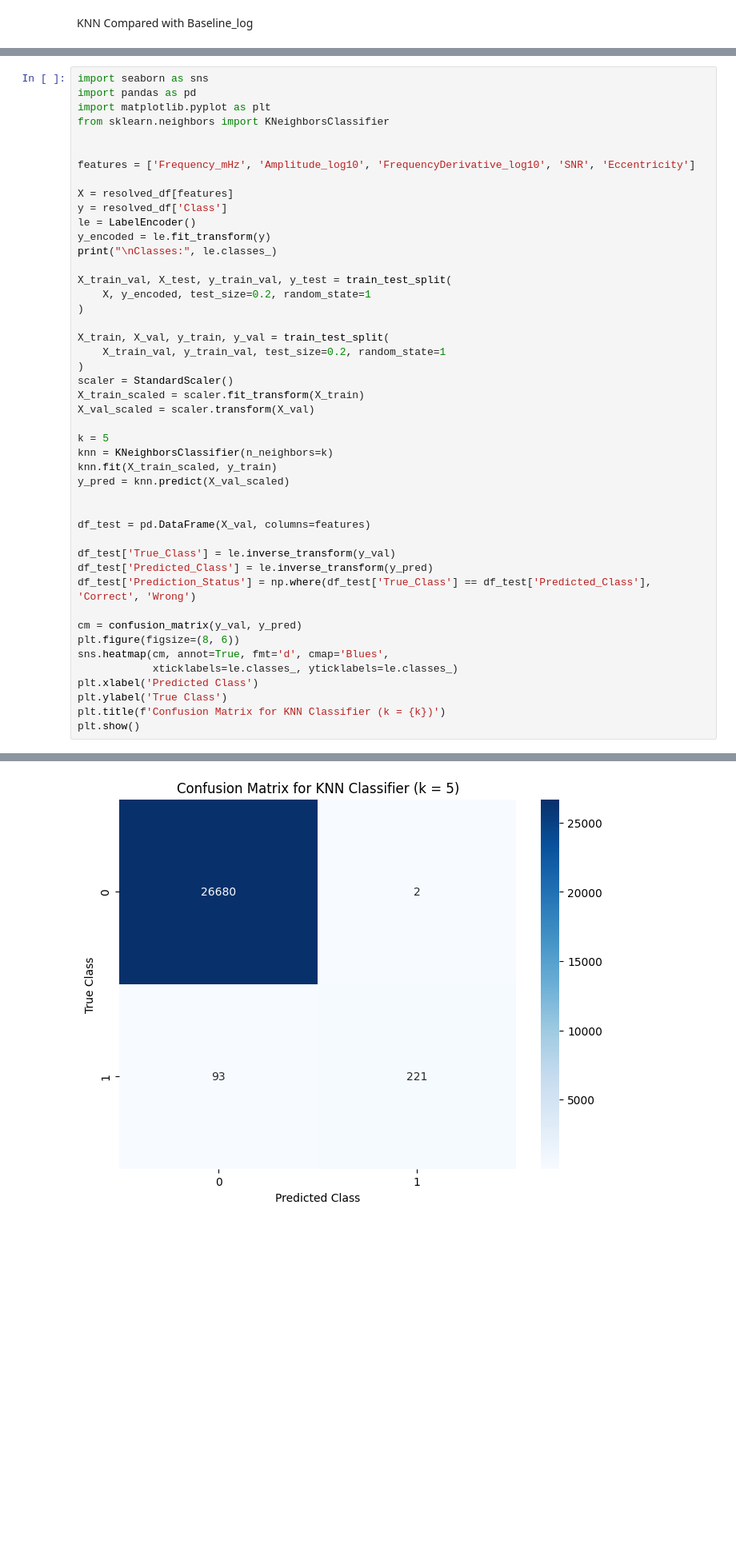
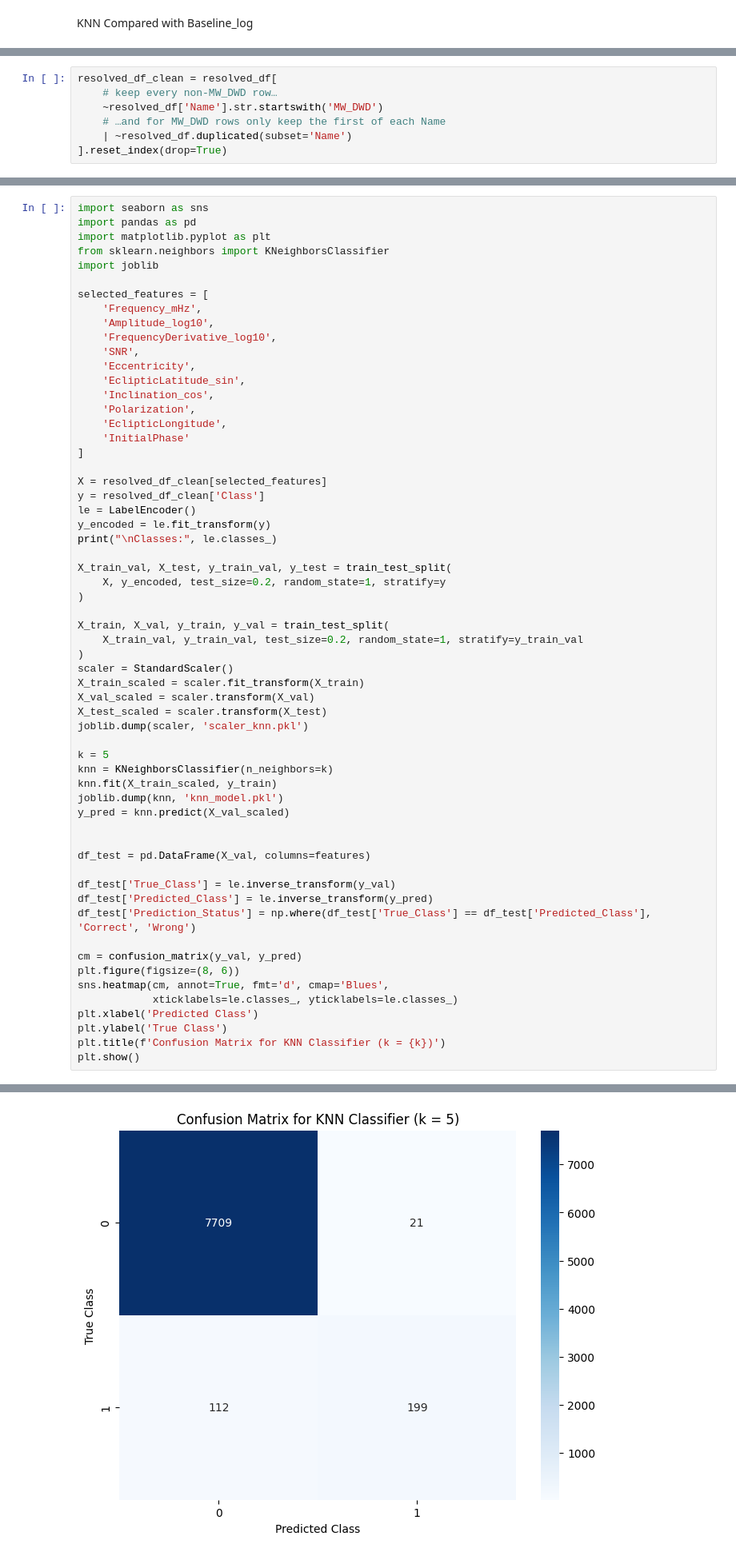
Before and after one commit to Irwintkc/lisa-ml, a Jupyter notebook: notebooks/network.ipynb, the cells around one changed output, grey strips where cells are left out. Shown at 80% size. Drawn from its saved outputs; the diff is of its cells as text; blank space fills up the shorter version.

Commit message:
training nn pipeline

```diff
--- a/notebooks/network.ipynb
+++ b/notebooks/network.ipynb
@@ -729,3 +729,10 @@ resolved_df['Inclination_cos'] = np.cos(resolved_df['Inclination'])
 
 cols_to_remove = ['Frequency', 'FrequencyDerivative', 'EclipticLatitude', 'Amplitude', 'Inclination']
 resolved_df.drop(columns=cols_to_remove, inplace=True)
+# %%
+resolved_df_clean = resolved_df[
+    # keep every non-MW_DWD row…
+    ~resolved_df['Name'].str.startswith('MW_DWD')
+    # …and for MW_DWD rows only keep the first of each Name
+    | ~resolved_df.duplicated(subset='Name')
+].reset_index(drop=True)
@@ -734,47 +757,61 @@ import seaborn as sns
 import pandas as pd
 import matplotlib.pyplot as plt
 from sklearn.neighbors import KNeighborsClassifier
+import joblib
 
+selected_features = [
+    'Frequency_mHz',
+    'Amplitude_log10',
+    'FrequencyDerivative_log10',
+    'SNR',
+    'Eccentricity',
+    'EclipticLatitude_sin',
+    'Inclination_cos',
+    'Polarization',
+    'EclipticLongitude',
+    'InitialPhase'
+]
 
-features = ['Frequency_mHz', 'Amplitude_log10', 'FrequencyDerivative_log10', 'SNR', 'Eccentricity']
-
-X = resolved_df[features]
-y = resolved_df['Class']
+X = resolved_df_clean[selected_features]
+y = resolved_df_clean['Class']
 le = LabelEncoder()
 y_encoded = le.fit_transform(y)
 print("\nClasses:", le.classes_)
 
 X_train_val, X_test, y_train_val, y_test = train_test_split(
-    X, y_encoded, test_size=0.2, random_state=1
+    X, y_encoded, test_size=0.2, random_state=1, stratify=y
 )
 
 X_train, X_val, y_train, y_val = train_test_split(
-    X_train_val, y_train_val, test_size=0.2, random_state=1
+    X_train_val, y_train_val, test_size=0.2, random_state=1, stratify=y_train_val
 )
 scaler = StandardScaler()
 X_train_scaled = scaler.fit_transform(X_train)
 X_val_scaled = scaler.transform(X_val)
+X_test_scaled = scaler.transform(X_test)
+joblib.dump(scaler, 'scaler_knn.pkl')
 
 k = 5
 knn = KNeighborsClassifier(n_neighbors=k)
 knn.fit(X_train_scaled, y_train)
+joblib.dump(knn, 'knn_model.pkl')
 y_pred = knn.predict(X_val_scaled)
 
 
 df_test = pd.DataFrame(X_val, columns=features)
 
 df_test['True_Class'] = le.inverse_transform(y_val)
 df_test['Predicted_Class'] = le.inverse_transform(y_pred)
 df_test['Prediction_Status'] = np.where(df_test['True_Class'] == df_test['Predicted_Class'], 'Correct', 'Wrong')
 
 cm = confusion_matrix(y_val, y_pred)
 plt.figure(figsize=(8, 6))
 sns.heatmap(cm, annot=True, fmt='d', cmap='Blues',
             xticklabels=le.classes_, yticklabels=le.classes_)
 plt.xlabel('Predicted Class')
 plt.ylabel('True Class')
 plt.title(f'Confusion Matrix for KNN Classifier (k = {k})')
 plt.show()
 # %% [output]
 Classes: [0 1]
-[figure, old version]
+[figure, new version]
```
Also changed, not shown: parts of 27 cells of this notebook, 13 other files.
